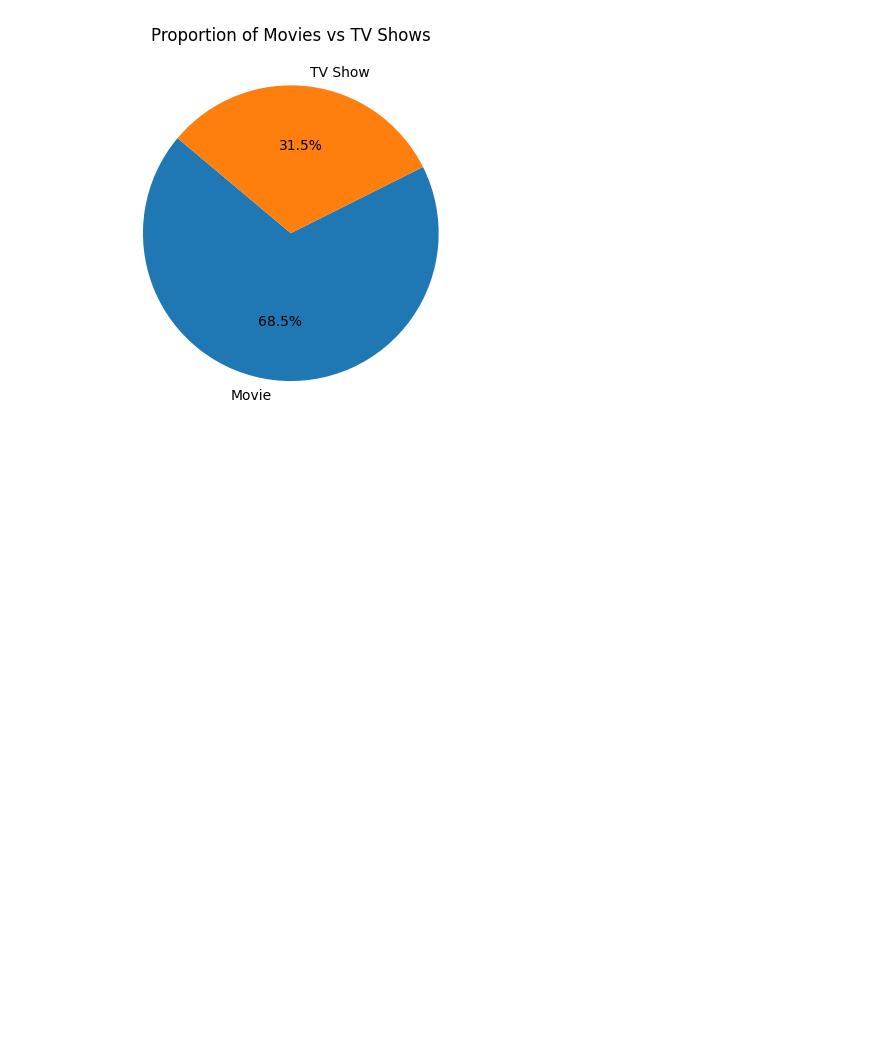
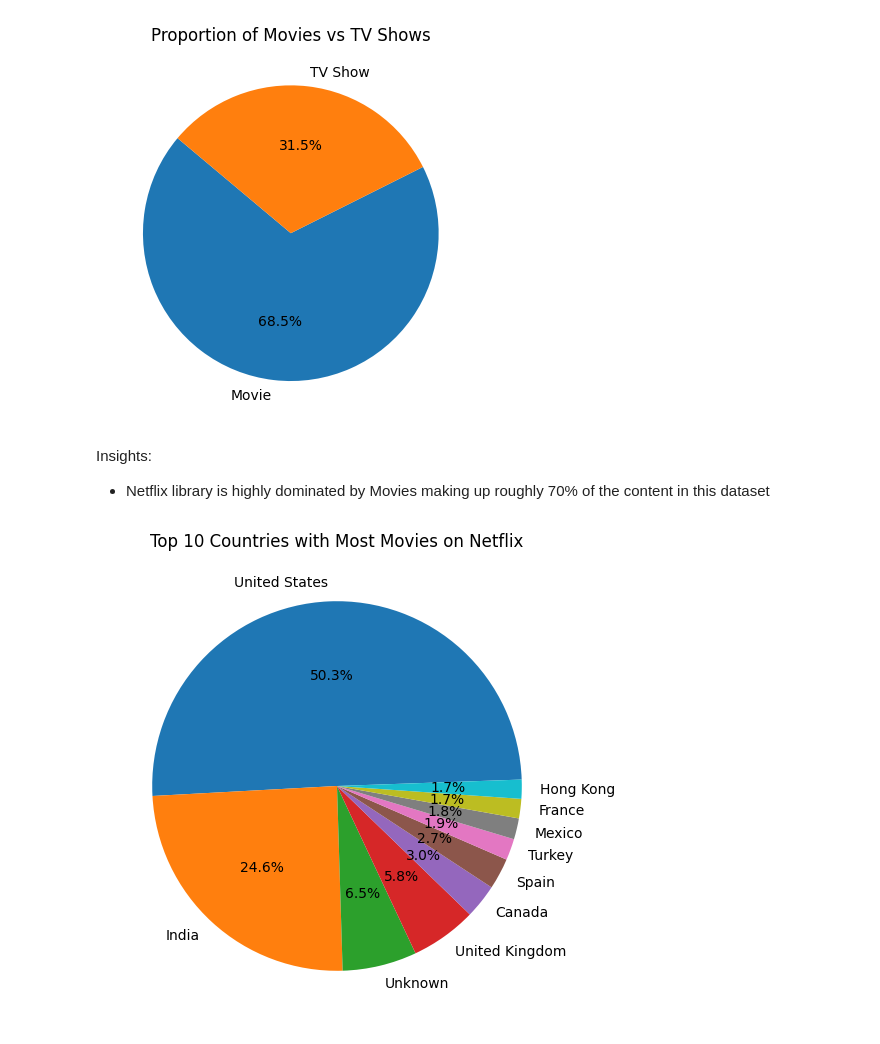
Before and after one commit to Ridima28/netflix-data-analysis, a Jupyter notebook: Netflix-ED.ipynb, the cells around one changed output. Saved outputs shown, nothing was run; the diff lists cells and outputs as text; code cells hidden in the pictures; blank space fills up the shorter version.

```diff
--- a/Netflix-ED.ipynb
+++ b/Netflix-ED.ipynb
@@ -88,3 +88,6 @@ New Feature for year_added and month_added
 # %%
 data["Year_added"] = data['date_added'].dt.year
 data["Month_added"] = data['date_added'].dt.month
+# %%
+data['release_delay'] = data['date_added'].dt.year - data['release_year']
+data.head()
@@ -137,3 +148,22 @@ plt.ylabel("")
 plt.show()
 # %% [output]
 [figure]
+# %% [markdown]
+Insights:
+   - Netflix library is highly dominated by Movies making up roughly 70% of the content in this dataset
+# %%
+movie = data[data['type'] == 'Movie']
+
+country_share = movie['country'].value_counts().head(10)
+
+plt.figure(figsize=(10,6))
+plt.pie(
+    country_share,
+    labels=country_share.index,
+    autopct='%1.1f%%',
+    startangle=2
+)
+plt.title('Top 10 Countries with Most Movies on Netflix')
+plt.savefig("Top 10 Countries with Most Movies on Netflix.png")
+# %% [output]
+[figure, added]
```
Also changed, not shown: parts of 16 cells of this notebook, 14 other files.
